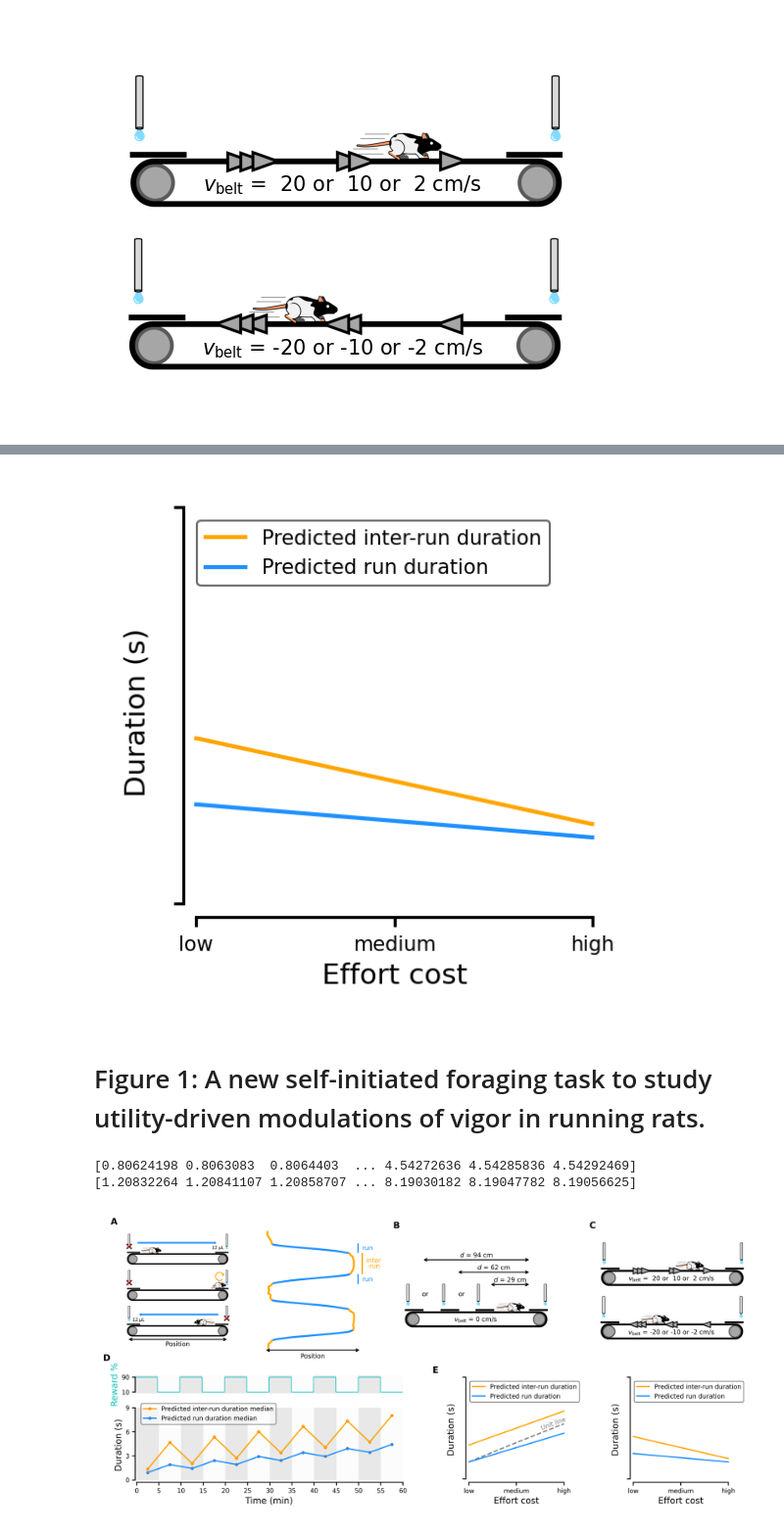
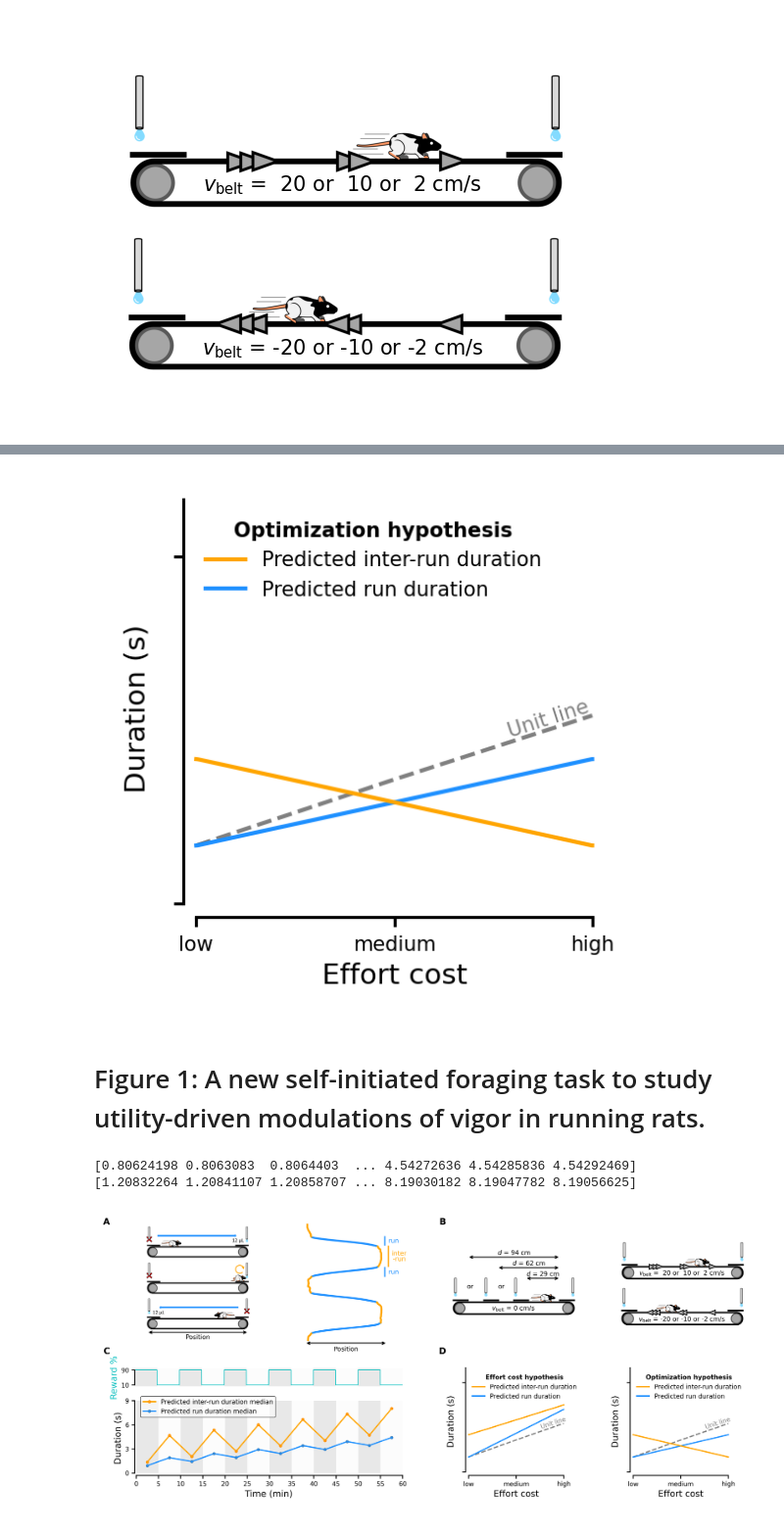
Before and after one commit to HeathenToaster/RunningFastAndSlow, a Jupyter notebook: Figure_1.ipynb, the cells around one changed output, grey strips where cells are left out. Shown at 98% size. Cells and saved outputs as stored; diff of their text form; code cells hidden in the pictures.

Commit message:
aligned the figures + changed legend of D

```diff
--- a/Figure_1.ipynb
+++ b/Figure_1.ipynb
@@ -265,7 +265,7 @@ def Figure1D(ax=None):
 
 
     ax.set_xlim(0, 3600)
-    ax.set_ylim(0, 6)
+    ax.set_ylim(0, 7)
     ax.set_xticks([0, 1800, 3600])
     ax.set_xticklabels(['low', 'medium', "high"])
     ax.set_yticks([0, 6], labels=[' ',' '])
@@ -273,8 +273,8 @@ def Figure1D(ax=None):
     ax.set_ylabel("Duration (s)")
 
     x = np.arange(0, 3600, 1)
-    mock_runs = make_mock_data(initial_value=1, slope=1.7/3600, reward_effect=0)
-    mock_idle = make_mock_data(initial_value=2, slope=2/3600, reward_effect=0)
+    mock_runs = make_mock_data(initial_value=1, slope=3.2/3600, reward_effect=0)
+    mock_idle = make_mock_data(initial_value=2.5, slope=2/3600, reward_effect=0)
 
     ax.plot(x, mock_runs, color='dodgerblue', label='Predicted run duration')
     ax.plot(x, mock_idle, color='orange', label='Predicted inter-run duration')
@@ -299,7 +299,10 @@ def Figure1D(ax=None):
 
     handles, labels = ax.get_legend_handles_labels()
     unique = [(h, l) for i, (h, l) in enumerate(zip(handles, labels)) if l not in labels[:i]]
-    ax.legend(*zip(*unique[::-1]), loc='upper left', bbox_to_anchor=(0.01, 0.99), frameon=True, fontsize=5, markerscale=1, edgecolor='k', facecolor='w').get_frame().set_linewidth(.5)
+    leg = ax.legend(*zip(*unique[::-1]), loc='upper left', bbox_to_anchor=(0.01, 0.99), frameon=False,
+                    fontsize=5, markerscale=1, edgecolor='k', facecolor='w', title = 'Effort cost hypothesis')
+    leg.get_title().set_fontsize(5)
+    leg.get_title().set_fontweight('bold')
     space_axes(ax)
 
 
@@ -310,46 +313,56 @@ Figure1D(ax=ax)
 # %%
 
 def Figure1F(ax=None):
-    '''
-    Prediction effect of time and reward probability on run and idle durations
-    '''
     if ax is None:
         fig, ax = plt.subplots(1, 1, figsize = (cm2inch(10), cm2inch(4.5)))
 
 
-
-
-    x = np.arange(0, 3600, 1)
-    mock_runs = make_mock_data(initial_value=1.5, slope=-.5/3600, reward_effect=0)
-    mock_idle = make_mock_data(initial_value=2.5, slope=-1.3/3600, reward_effect=0)
-
-    ax.plot(x, mock_runs, color='dodgerblue', label='Predicted run duration')
-    ax.plot(x, mock_idle, color='orange', label='Predicted inter-run duration')
-
-    # avg20 = mock_runs[0]
-    # ax.plot([0, 900, 1800, 2700, 3600], [(76.5/76.5)*avg20, (85.1/76.5)*avg20, (95.5/76.5)*avg20,
-    #                           (107/76.5)*avg20, (117.9/76.5)*avg20],
-    #                           color='gray', linestyle='--', linewidth=1, alpha=1, zorder=10)
-
-
     ax.set_xlim(0, 3600)
-    ax.set_ylim(0, 6)
+    ax.set_ylim(0, 7)
     ax.set_xticks([0, 1800, 3600])
     ax.set_xticklabels(['low', 'medium', "high"])
     ax.set_yticks([0, 6], labels=[' ',' '])
     ax.set_xlabel("Effort cost")
     ax.set_ylabel("Duration (s)")
 
+    x = np.arange(0, 3600, 1)
+    mock_runs = make_mock_data(initial_value=1, slope=1.5/3600, reward_effect=0)
+    mock_idle = make_mock_data(initial_value=2.5, slope=-1.5/3600, reward_effect=0)
+
+    ax.plot(x, mock_runs, color='dodgerblue', label='Predicted run duration')
+    ax.plot(x, mock_idle, color='orange', label='Predicted inter-run duration')
+
+
+
+    avg60 = mock_runs[0]
+    x, y = [0, 1800, 3600], [avg60, (62/29)*avg60, (94/29)*avg60]
+    ax.plot(x, y, color='gray', linestyle='--', linewidth=1, alpha=1, zorder=0,)
+    p, cov = curve_fit(lambda x, *p: np.polyval(p, x), x, y, p0=[0, 0])  # overkill, text should now be parallel to the line
+
+    real_slope = p[0]
+    yr = ax.get_ylim()
+    xr = ax.get_xlim()
+    slope_display = real_slope * ((xr[1] - xr[0]) / (yr[1] - yr[0]))
+    angle = np.degrees(np.arctan(slope_display))
+    xt = 3200
+    m, b = p
+    yt = np.polyval([m, b], xt) - 0.2
+    ax.text(s='Unit line', x=xt, y=yt, ha="center", va="bottom", fontsize=5, color='gray', rotation=angle)
+
+
     handles, labels = ax.get_legend_handles_labels()
     unique = [(h, l) for i, (h, l) in enumerate(zip(handles, labels)) if l not in labels[:i]]
-    ax.legend(*zip(*unique[::-1]), loc='upper left', bbox_to_anchor=(0.01, 0.99), frameon=True, fontsize=5, markerscale=1, edgecolor='k', facecolor='w').get_frame().set_linewidth(.5)
+    leg = ax.legend(*zip(*unique[::-1]), loc='upper left', bbox_to_anchor=(0.01, 0.99), frameon=False,
+              fontsize=5, markerscale=1, edgecolor='k', facecolor='w', title = 'Optimization hypothesis')
+    leg.get_title().set_fontsize(5)
+    leg.get_title().set_fontweight('bold')
     space_axes(ax)
 
 
 fig, ax = plt.subplots(1, 1, figsize = (cm2inch(4.5), cm2inch(4.5)))
 Figure1F(ax=ax)
 # %% [output]
-[figure, old version]
+[figure, new version]
 # %% [markdown]
 # Figure 1: A new self-initiated foraging task to study utility-driven modulations of vigor in running rats.
 # %%
@@ -359,42 +372,41 @@ fig = plt.figure(figsize=(cm2inch(18), cm2inch(8)),
 gs0 = fig.add_gridspec(3, 1 , height_ratios=[9, .5, 9])
 
 
-row1 = gs0[0].subgridspec(1, 6, width_ratios=[1, .8, .1 , 1, .3, 1])
+row1 = gs0[0].subgridspec(1, 6, width_ratios=[1.5, .8, .3 , 1, .3, 1])
 setup_schematic = plt.subplot(row1[0])
 zoom_track = plt.subplot(row1[1])
 distance_task = plt.subplot(row1[3])
 vbelt_task = plt.subplot(row1[5])
 
 row2 = gs0[2].subgridspec(1, 4 , wspace = .2,width_ratios=[3, .2, 1, 1])
 track_subplot = row2[0].subgridspec(2, 1, height_ratios=[1, 4])
 raw_track_track = plt.subplot(track_subplot[1])
 raw_track_proba = plt.subplot(track_subplot[0])
 distance_task_prediction = plt.subplot(row2[2])
 vbelt_task_prediction = plt.subplot(row2[3])
 
 Figure1A(ax=setup_schematic)
 Figure1Abis(ax=zoom_track)
 Figure1B(ax=raw_track_track)
 Figure1Bbis(ax=raw_track_proba)
 
 Figure1C(ax=distance_task)
 Figure1D(ax=distance_task_prediction)
 Figure1E(ax=vbelt_task)
 Figure1F(ax=vbelt_task_prediction)
 
 
-axs = [setup_schematic, distance_task, vbelt_task,
-       raw_track_proba, distance_task_prediction]
-letters = ["A", "B",
-           "C", "D", "E"]
-add_all_letters(axs, letters)
+add_one_letter(setup_schematic, 'A', 0.0058, 0.97)
+add_one_letter(distance_task, 'B', 0.53, 0.97)
+add_one_letter(raw_track_proba, 'C', 0.0058, 0.515)
+add_one_letter(distance_task_prediction, 'D', 0.53, 0.515)
 
 plt.savefig("./Figures_paper/Figure_1.pdf", facecolor='w',
                 edgecolor='none', bbox_inches='tight', format="pdf", dpi=600)
 
 plt.savefig("./Figures_paper/Figure_1.svg", facecolor='w',
                 edgecolor='none', bbox_inches='tight', format="svg", dpi=600)
 # %% [output]
 [0.80624198 0.8063083  0.8064403  ... 4.54272636 4.54285836 4.54292469]
 [1.20832264 1.20841107 1.20858707 ... 8.19030182 8.19047782 8.19056625]
-[figure, old version]
+[figure, new version]
```
Also changed, not shown: parts of 1 cell of this notebook, 2 other files.
